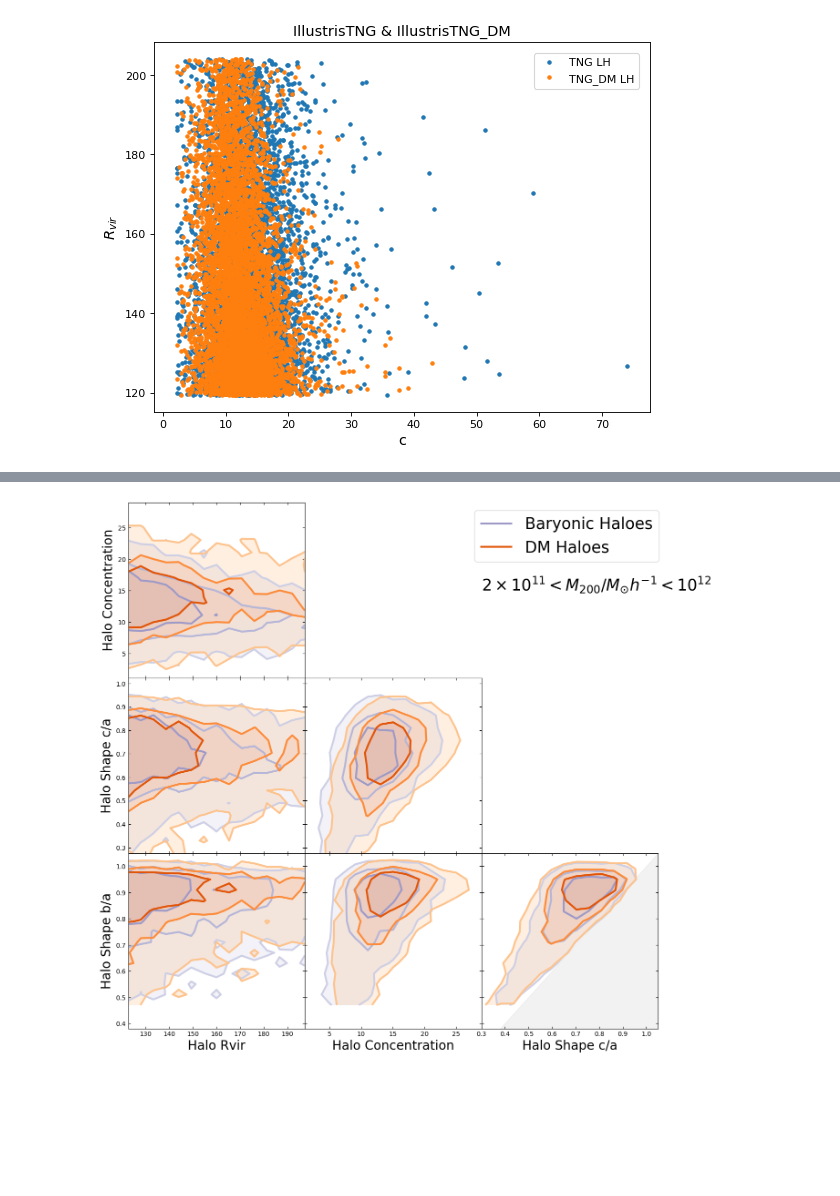
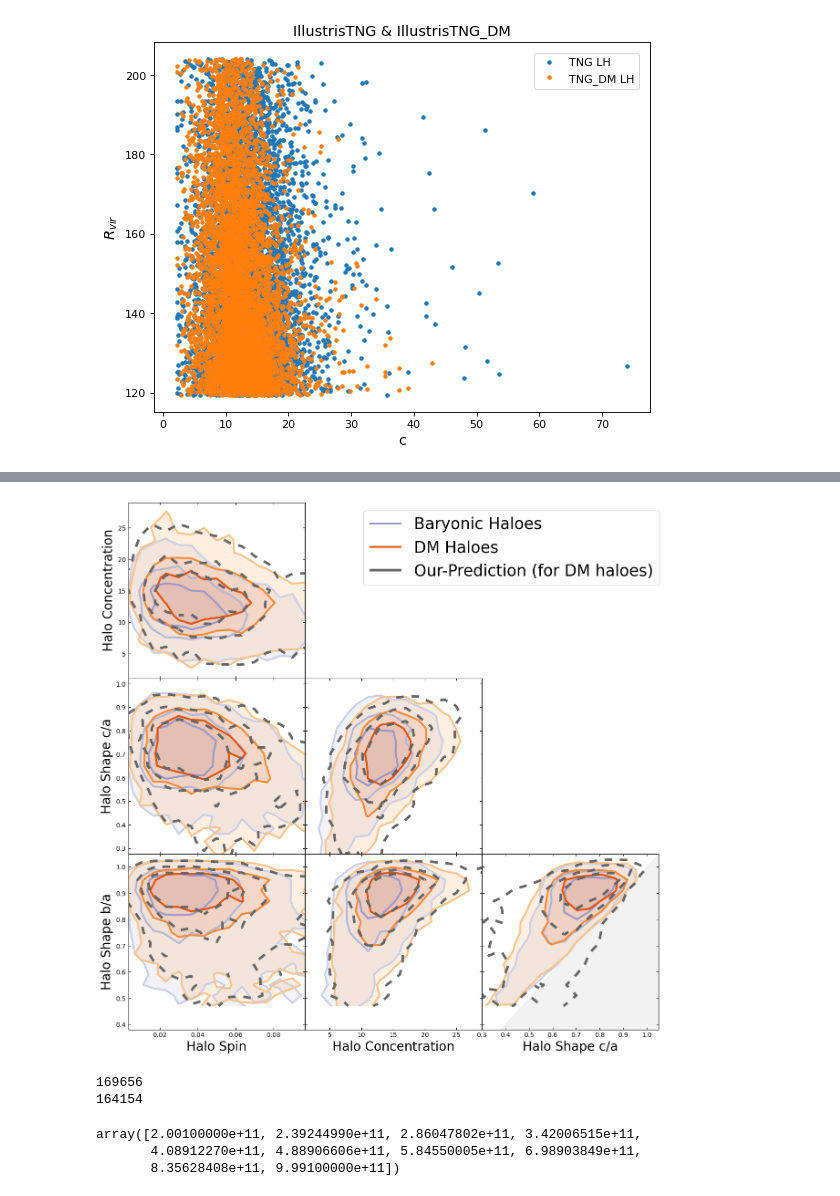
Before and after one commit to Martindelosrios/baryoscope, a Jupyter notebook: codes/Shapes_TNG_CV_LH.ipynb, the cells around one changed output, grey strips where cells are left out. Cells and saved outputs as stored; diff of their text form; code cells hidden in the pictures; blank space fills up the shorter version.

```diff
--- a/codes/Shapes_TNG_CV_LH.ipynb
+++ b/codes/Shapes_TNG_CV_LH.ipynb
@@ -119,0 +117,7 @@ max_mass_hDM = halos_dm.Mvir.max()
+# %%
+x_train = np.asarray(halos_bar[['Mvir', 'TidalForce']]) #np.random.randn(100000,2) ## this could be 100000 baryonified haloes with 2 input properties
+y_train = np.asarray(halos_bar[['Spin','ba', 'ca', 'cv']]) #np.random.randn(100000,3) ## this could be 100000 baryonified haloes with 3 output properties
+x_test  = np.asarray(halos_dm[['Mvir', 'TidalForce']]) #np.random.randn(20000,2)   ## this could be 20000 dm haloes with 2 input properties
+
+print (x_train.shape)
+print (y_train.shape)
@@ -119,0 +127,3 @@ max_mass_hDM = halos_dm.Mvir.max()
+# %%
+cg.fit(x_train,y_train)
+y_pred = cg.predict(x_test)
@@ -171,46 +187,46 @@ spin_range = [0, 0.1]
 rvir_range = [120, 200]
 density    = False
 # %%
-valy1,edge1,edge2 = np.histogram2d(halos_bar.Rvir, halos_bar.cv, bins=bins, range = [ rvir_range,conc_range],density=density)
-valx1,edge1,edge2 = np.histogram2d(halos_dm.Rvir, halos_dm.cv, bins=bins, range = [ rvir_range,conc_range],density=density)
-valp1,edge1,edge2 = np.histogram2d(halos_bar.Rvir, halos_bar.cv, bins=bins, range = [ rvir_range,conc_range],density=density)
+valy1,edge1,edge2 = np.histogram2d(halos_bar.Spin, halos_bar.cv, bins=bins, range = [ spin_range,conc_range],density=density)
+valx1,edge1,edge2 = np.histogram2d(halos_dm.Spin, halos_dm.cv, bins=bins, range = [ spin_range,conc_range],density=density)
+valp1,edge1,edge2 = np.histogram2d(y_pred[:,0], y_pred[:,3], bins=bins, range = [ spin_range,conc_range],density=density)
 edgex = am(edge1)
 edgey = am(edge2)
 #%print (edgey)
 
 ## vs c/a
-_2valy1,edge1,edge2 = np.histogram2d(halos_bar.Rvir, halos_bar.ca, bins=bins, range = [ rvir_range,ca_range],density=density)
-_2valx1,edge1,edge2 = np.histogram2d(halos_dm.Rvir, halos_dm.ca, bins=bins, range = [ rvir_range,ca_range],density=density)
-_2valp1,edge1,edge2 = np.histogram2d(halos_bar.Rvir, halos_bar.ca, bins=bins, range = [ rvir_range,ca_range],density=density)
+_2valy1,edge1,edge2 = np.histogram2d(halos_bar.Spin, halos_bar.ca, bins=bins, range = [ spin_range,ca_range],density=density)
+_2valx1,edge1,edge2 = np.histogram2d(halos_dm.Spin, halos_dm.ca, bins=bins, range = [ spin_range,ca_range],density=density)
+_2valp1,edge1,edge2 = np.histogram2d(y_pred[:,0], y_pred[:,2], bins=bins, range = [ spin_range,ca_range],density=density)
 _2edgex = am(edge1)
 _2edgey = am(edge2)
 #%
 
 
-_3valy1,edge1,edge2 = np.histogram2d(halos_bar.Rvir, halos_bar.ba, bins=bins, range = [ rvir_range,ba_range],density=density)
-_3valx1,edge1,edge2 = np.histogram2d(halos_dm.Rvir, halos_dm.ba, bins=bins, range = [ rvir_range,ba_range],density=density)
-_3valp1,edge1,edge2 = np.histogram2d(halos_bar.Rvir, halos_bar.ba, bins=bins, range = [ rvir_range,ba_range],density=density)
+_3valy1,edge1,edge2 = np.histogram2d(halos_bar.Spin, halos_bar.ba, bins=bins, range = [ spin_range,ba_range],density=density)
+_3valx1,edge1,edge2 = np.histogram2d(halos_dm.Spin, halos_dm.ba, bins=bins, range = [ spin_range,ba_range],density=density)
+_3valp1,edge1,edge2 = np.histogram2d(y_pred[:,0], y_pred[:,1], bins=bins, range = [ spin_range,ba_range],density=density)
 _3edgex = am(edge1)
 _3edgey = am(edge2)
 
 ## halo concentration vs c/a
 _4valy1,edge1,edge2 = np.histogram2d(halos_bar.cv, halos_bar.ca, bins=bins, range = [ conc_range,ca_range],density=density)
 _4valx1,edge1,edge2 = np.histogram2d(halos_dm.cv, halos_dm.ca, bins=bins, range = [ conc_range,ca_range],density=density)
-_4valp1,edge1,edge2 = np.histogram2d(halos_bar.cv, halos_bar.ca, bins=bins, range = [ conc_range,ca_range],density=density)
+_4valp1,edge1,edge2 = np.histogram2d(y_pred[:,3], y_pred[:,2], bins=bins, range = [ conc_range,ca_range],density=density)
 _4edgex = am(edge1)
 _4edgey = am(edge2)
 
 ## halo concentration vs b/a
 _5valy1,edge1,edge2 = np.histogram2d(halos_bar.cv, halos_bar.ba, bins=bins, range = [ conc_range,ba_range],density=density)
 _5valx1,edge1,edge2 = np.histogram2d(halos_dm.cv, halos_dm.ba, bins=bins, range = [ conc_range,ba_range],density=density)
-_5valp1,edge1,edge2 = np.histogram2d(halos_bar.cv, halos_bar.ba, bins=bins, range = [ conc_range,ba_range],density=density)
+_5valp1,edge1,edge2 = np.histogram2d(y_pred[:,3], y_pred[:,1], bins=bins, range = [ conc_range,ba_range],density=density)
 _5edgex = am(edge1)
 _5edgey = am(edge2)
 
 ## ca vs b/a
 _6valy1,edge1,edge2 = np.histogram2d(halos_bar.ca, halos_bar.ba, bins=bins, range = [ ca_range,ba_range],density=density)
 _6valx1,edge1,edge2 = np.histogram2d(halos_dm.ca, halos_dm.ba, bins=bins, range = [ ca_range,ba_range],density=density)
-_6valp1,edge1,edge2 = np.histogram2d(halos_bar.ca, halos_bar.ba, bins=bins, range = [ ca_range,ba_range],density=density)
+_6valp1,edge1,edge2 = np.histogram2d(y_pred[:,2], y_pred[:,1], bins=bins, range = [ ca_range,ba_range],density=density)
 
 _6edgex = am(edge1)
 _6edgey = am(edge2)
@@ -231,7 +247,7 @@ coloroo = [cmap(0.3), cmap(0.5),cmap(0.7),cmap(0.89)]
 #colorb = colorb[1:]
 #coloro = coloro[1:]
 
-def easyplot(valx,valy,valp,edgex,edgey,lrview=True,predview=False):
+def easyplot(valx,valy,valp,edgex,edgey,lrview=True,predview=True):
     alpha=0.26
     if lrview ==True:
         lvl = confidence_intervals(valx.T/valx.sum())
@@ -325,7 +338,7 @@ axs[2,0].xaxis.set_ticks_position('both')
 #CS = axs[2, 0].contour(_3edgex,_3edgey,_3valp.T/_3valp.sum(),vmin=0,vmax=vmaxcont,levels=lvl,cmap='binary',linewidths=3,linestyles='dotted')
 #for c in CS.collections:
 #    c.set_dashes([(11, (3.0, 3.0))])
-axs[2,0].set_xlabel('Halo Rvir',fontsize=20)
+axs[2,0].set_xlabel('Halo Spin',fontsize=20)
 
 
 ## halo conc vs c/a
@@ -372,31 +385,31 @@ axs[2,2].tick_params(axis='x', direction='in')
 axs[2,2].tick_params(axis='y', direction='in')
 axs[2,2].xaxis.set_ticks_position('both')
 #CS = axs[2, 2].contour(_6edgex,_6edgey,_6valp.T/_6valp.sum(),vmin=0,vmax=vmaxcont,levels=lvl,cmap='binary',linewidths=3,linestyles='dotted')
 #for c in CS.collections:
 #    c.set_dashes([(11, (3.0, 3.0))])
 ax = axs[2,2]
 x = np.linspace(0, 1.1, 4)
 y = x
 plt.fill_between(x, y, where=(x > 0), color='grey', alpha=0.1)
 ax.set_xlim([0.3,1.05])
 ax.set_ylim([0.38,1.05])
 
 easyplot(_6valx1,_6valy1,_6valp1,_6edgex,_6edgey)
 
 
 axs[2, 2].set_xlabel('Halo Shape c/a',fontsize=20)
 #axs[0, 0].contourf(edgex,edgey,valp.T,vmin=0,vmax=1.5,levels=lvl,cmap='Purples',alpha=0.5)
 
 
 #plt.subplots_adjust(hspace=.0)
 #axs[0,0].grid()
 #axs[1,0].grid()
 #axs[1,1].grid()
 #axs[2,0].grid()
 #axs[2,1].grid()
 #axs[2,2].grid()
 #print (time.time()-t)
 
 plt.savefig('BarVsDM.pdf')
 # %% [output]
-[figure, old version]
+[figure, new version]
@@ -402,0 +424,15 @@ plt.savefig('BarVsDM.pdf')
+# %%
+halos_bar = data_bar[(data_bar.pid == -1)]
+
+print(len(halos_bar))
+min_mass_hbar        = halos_bar.Mvir.min()
+max_mass_hbar        = halos_bar.Mvir.max()
+
+halos_dm = data_dm[(data_dm.pid == -1)]
+
+print(len(halos_dm))
+min_mass_hdm        = halos_dm.Mvir.min()
+max_mass_hdm        = halos_dm.Mvir.max()
+# %% [output]
+169656
+164154
@@ -402,0 +500,6 @@ plt.savefig('BarVsDM.pdf')
+# %%
+mbin
+# %% [output]
+array([2.00100000e+11, 2.39244990e+11, 2.86047802e+11, 3.42006515e+11,
+       4.08912270e+11, 4.88906606e+11, 5.84550005e+11, 6.98903849e+11,
+       8.35628408e+11, 9.99100000e+11])
```
Also changed, not shown: parts of 24 cells of this notebook, 2 other files.
